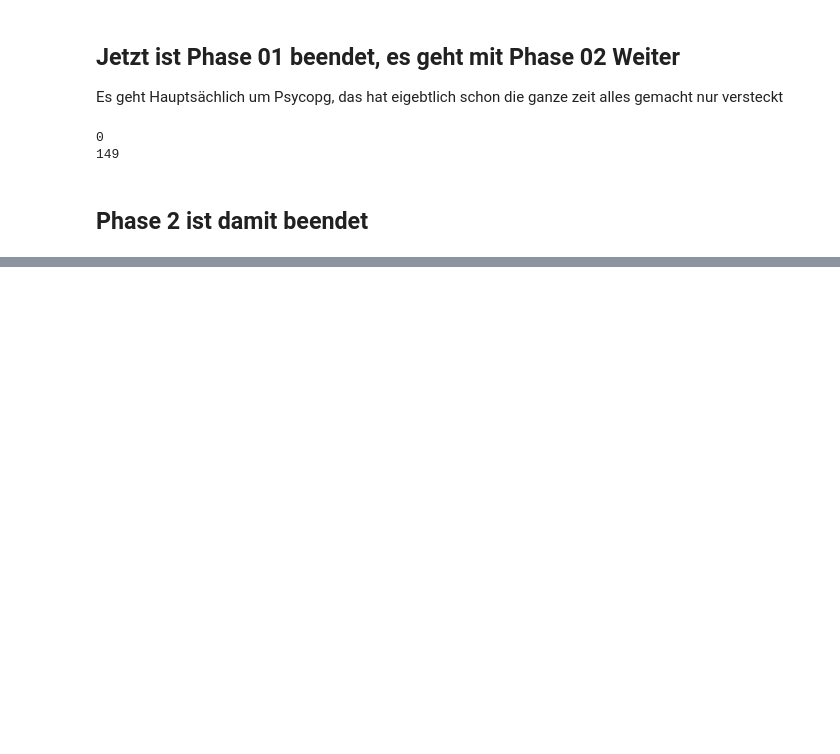
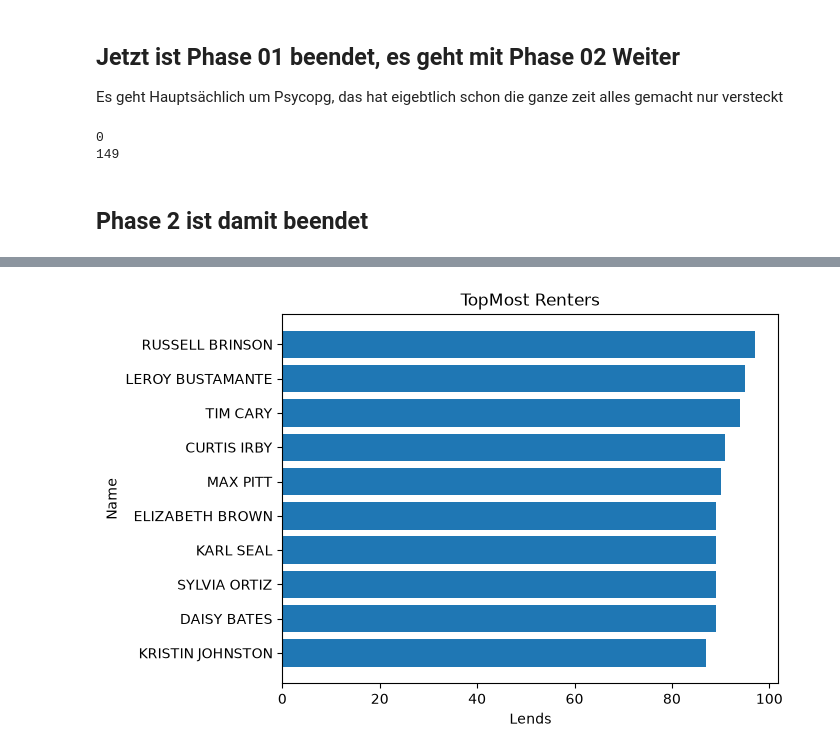
Before and after one commit to Wolfgamer1704/notebooks, a Jupyter notebook: Public/SQLxPython/Roadmap.ipynb, the cells around one changed output, grey strips where cells are left out. Saved outputs shown, nothing was run; the diff lists cells and outputs as text; code cells hidden in the pictures; blank space fills up the shorter version.

```diff
--- a/Public/SQLxPython/Roadmap.ipynb
+++ b/Public/SQLxPython/Roadmap.ipynb
@@ -126,8 +132,8 @@ print(get_film_with_kategory("Action"))
 def get_customers_with_most_rents(numberOfCustomers):
     action = sqlalchemy.text("""
             SELECT
-                cust.first_name,
-                cust.last_name ,
+                cust.first_name as name,
+                cust.last_name as surname,
                 COUNT(cust.customer_id) AS lends
             FROM
                 customer cust
@@ -204,0 +385,10 @@ print(len( get_films_of_category("Action")))
+# %%
+data = get_customers_with_most_rents(10).sort_values("lends")
+
+plotter.barh(data["name"] + " " + data["surname"], data["lends"])
+plotter.title("TopMost Renters")
+plotter.xlabel("Lends")
+plotter.ylabel("Name")
+plotter.show()
+# %% [output]
+[figure, added]
```
Also changed, not shown: parts of 40 cells of this notebook, 5 other files.
